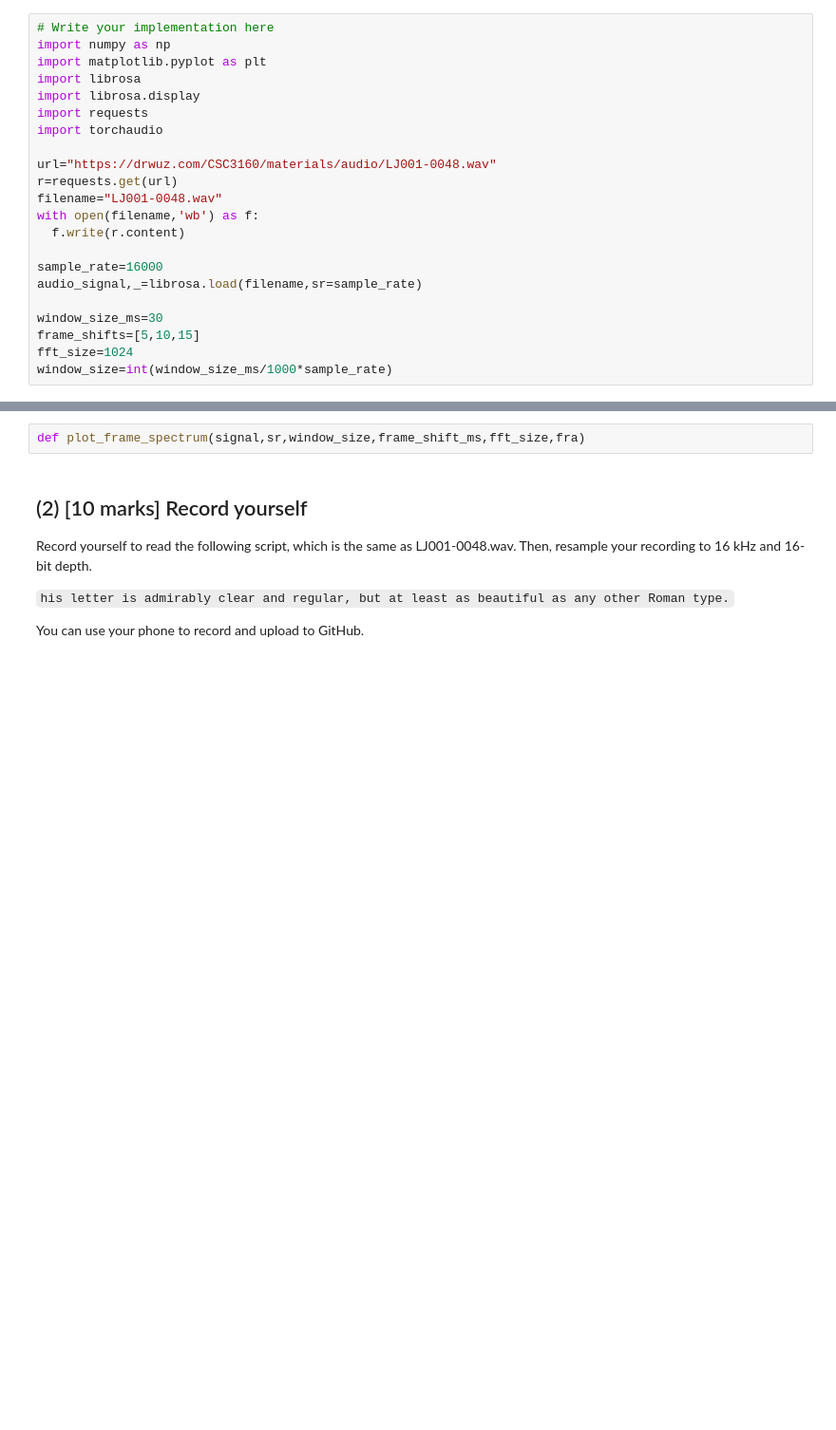
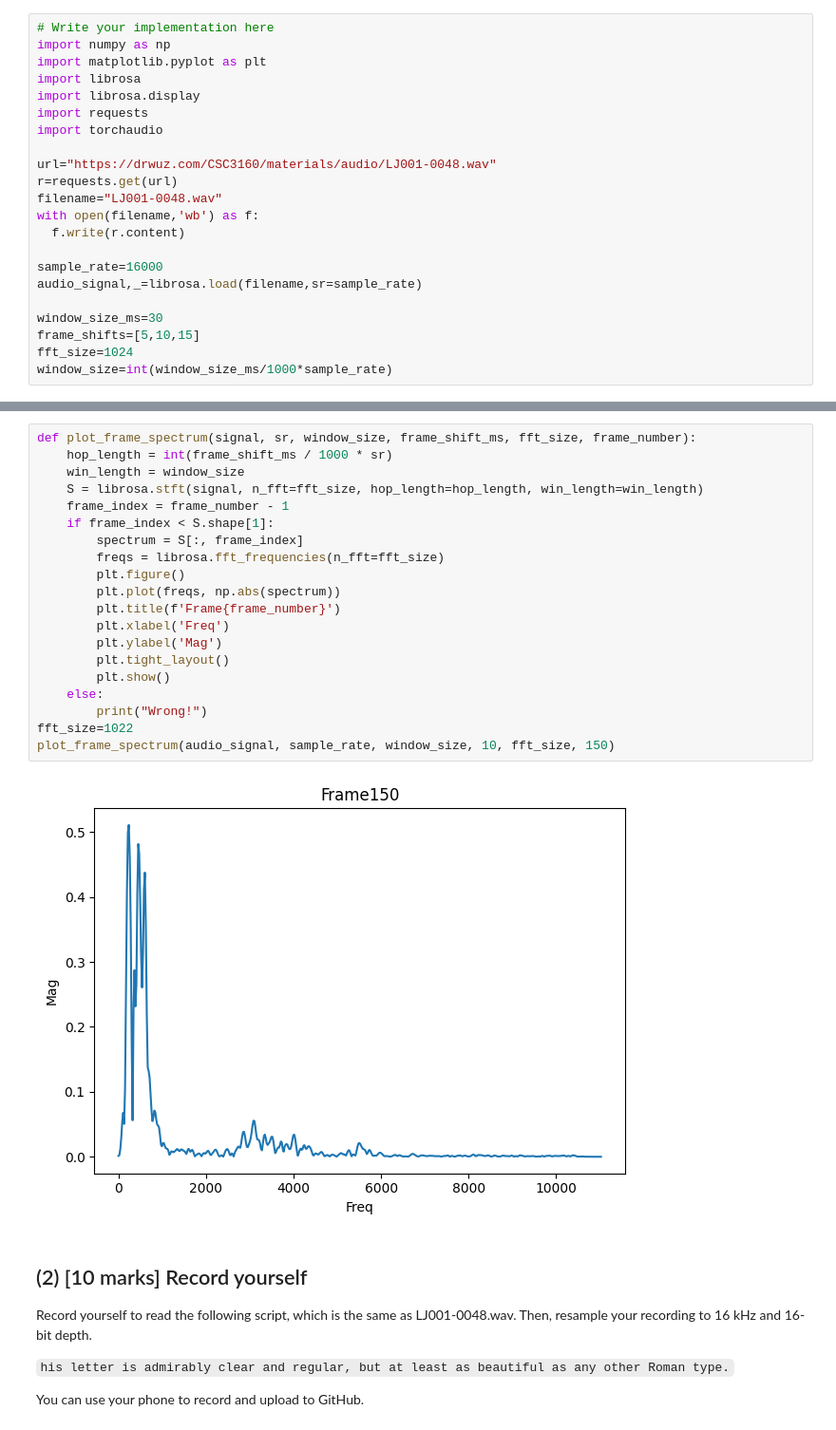
Before and after one commit to bisaq/ok, a Jupyter notebook: CSC3160_2024_Assignment_1.ipynb, the cells around one changed output, grey strips where cells are left out. Shown at 95% size. Drawn from its saved outputs; the diff is of its cells as text; blank space fills up the shorter version.

```diff
--- a/CSC3160_2024_Assignment_1.ipynb
+++ b/CSC3160_2024_Assignment_1.ipynb
@@ -201,5 +149,25 @@ WARNING:matplotlib.font_manager:findfont: Generic family 'sans-serif' not found
-# %%
-def plot_frame_spectrum(signal,sr,window_size,frame_shift_ms,fft_size,fra)
+# %%
+def plot_frame_spectrum(signal, sr, window_size, frame_shift_ms, fft_size, frame_number):
+    hop_length = int(frame_shift_ms / 1000 * sr)
+    win_length = window_size
+    S = librosa.stft(signal, n_fft=fft_size, hop_length=hop_length, win_length=win_length)
+    frame_index = frame_number - 1
+    if frame_index < S.shape[1]:
+        spectrum = S[:, frame_index]
+        freqs = librosa.fft_frequencies(n_fft=fft_size)
+        plt.figure()
+        plt.plot(freqs, np.abs(spectrum))
+        plt.title(f'Frame{frame_number}')
+        plt.xlabel('Freq')
+        plt.ylabel('Mag')
+        plt.tight_layout()
+        plt.show()
+    else:
+        print("Wrong!")
+fft_size=1022
+plot_frame_spectrum(audio_signal, sample_rate, window_size, 10, fft_size, 150)
+# %% [output]
+[figure, added]
 # %% [markdown]
 ## (2) [10 marks] Record yourself
 
```
Also changed, not shown: parts of 2 cells of this notebook.
